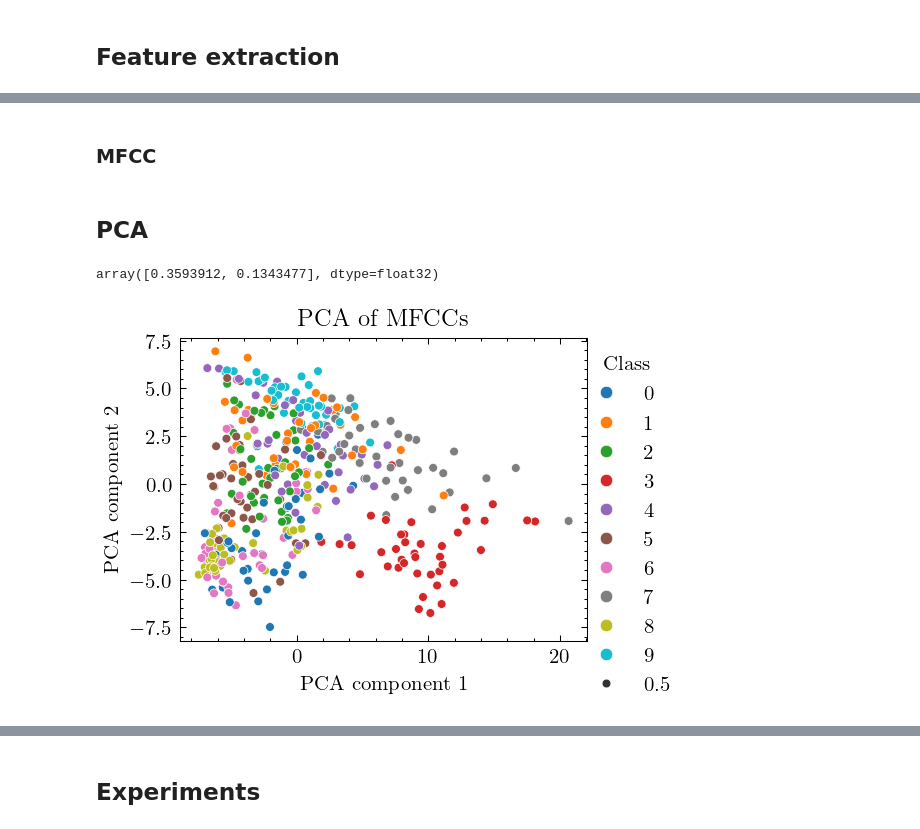
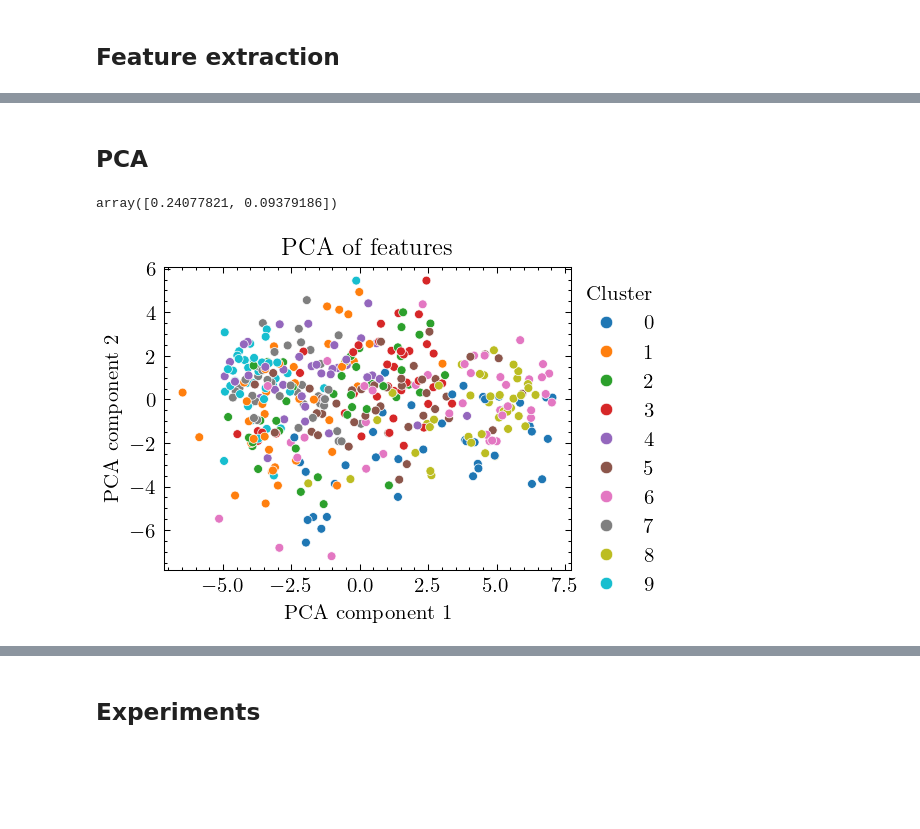
Before and after one commit to FilippoUslenghi/audio-pattern, a Jupyter notebook: data_analysis.ipynb, the cells around one changed output, grey strips where cells are left out. Drawn from its saved outputs; the diff is of its cells as text; code cells hidden in the pictures; blank space fills up the shorter version.

```diff
--- a/data_analysis.ipynb
+++ b/data_analysis.ipynb
@@ -139,2 +193,0 @@ class myPipeline(torch.nn.Module):
-# %% [markdown]
-### MFCC
@@ -177,49 +194,44 @@ class MFCCExtractor(torch.nn.Module):
 # %%
-n_mfcc = 40
-mfcc_extractor = myPipeline(n_mfcc=n_mfcc)
-mfccs_mean = torch.zeros((len(df), n_mfcc))
-mfccs_std = torch.zeros((len(df), n_mfcc))
-zcrs_mean = torch.zeros(len(df))
-zcrs_std = torch.zeros(len(df))
+n_features = 46
+feature_extractor = myPipeline()
+features = torch.zeros(len(df), n_features)
 for i, row in tqdm(df.iterrows()):
     waveform, sample_rate = torchaudio.load(
         os.path.join(data_dir, "audio", row["filename"]),
     )
-    mfcc = mfcc_extractor(waveform, sample_rate)
-    mfccs_mean[i] = mfcc.mean(dim=2)
-    mfccs_std[i] = mfcc.std(dim=2)
-    zcrs_mean[i] = mfcc_extractor.ZeroCrossingRate(waveform)
-    zcrs_std[i] = mfcc_extractor.ZeroCrossingRate(waveform)
+    features[i] = feature_extractor(waveform, sample_rate)
 # %% [markdown]
 ## PCA
 # %%
+from sklearn.preprocessing import StandardScaler
 from sklearn.decomposition import PCA
 
-# Standardize MFCCs
-mfccs_mean = (mfccs_mean - mfccs_mean.mean(dim=0)) / mfccs_mean.std(dim=0)
-mfccs_std = (mfccs_std - mfccs_std.mean(dim=0)) / mfccs_std.std(dim=0)
+# Standardize Features
+scaler = StandardScaler()
+features = scaler.fit_transform(features)
 
 pca = PCA(n_components=2)
-mfccs_pca = pca.fit_transform(np.concatenate([mfccs_mean, mfccs_std], axis=1))
+features_pca = pca.fit_transform(features)
 display(pca.explained_variance_ratio_)
 
 # Plot PCA
 plt.figure(dpi=150)
-sns.scatterplot(
-    x=mfccs_pca[:, 0],
-    y=mfccs_pca[:, 1],
+ax = sns.scatterplot(
+    x=features_pca[:, 0],
+    y=features_pca[:, 1],
     hue=df["class"],
     palette="tab10",
     size=0.5,
     legend=True,
 )
-sns.move_legend(plt.gca(), loc="upper right", bbox_to_anchor=(1.25, 1), title="Class")
-plt.title("PCA of MFCCs")
+h, l = ax.get_legend_handles_labels()
+ax.legend(h[:-1], l[:-1], title="Cluster", loc="upper right", bbox_to_anchor=(1.25, 1))
+plt.title("PCA of features")
 plt.xlabel("PCA component 1")
 plt.ylabel("PCA component 2")
 os.makedirs("images", exist_ok=True)
 plt.savefig(os.path.join("images", "pca.png"), dpi=150)
 plt.show()
 # %% [output]
-array([0.3593912, 0.1343477], dtype=float32)
+array([0.24077821, 0.09379186])
-[figure, old version]
+[figure, new version]
```
Also changed, not shown: parts of 11 cells of this notebook, 5 other files.
